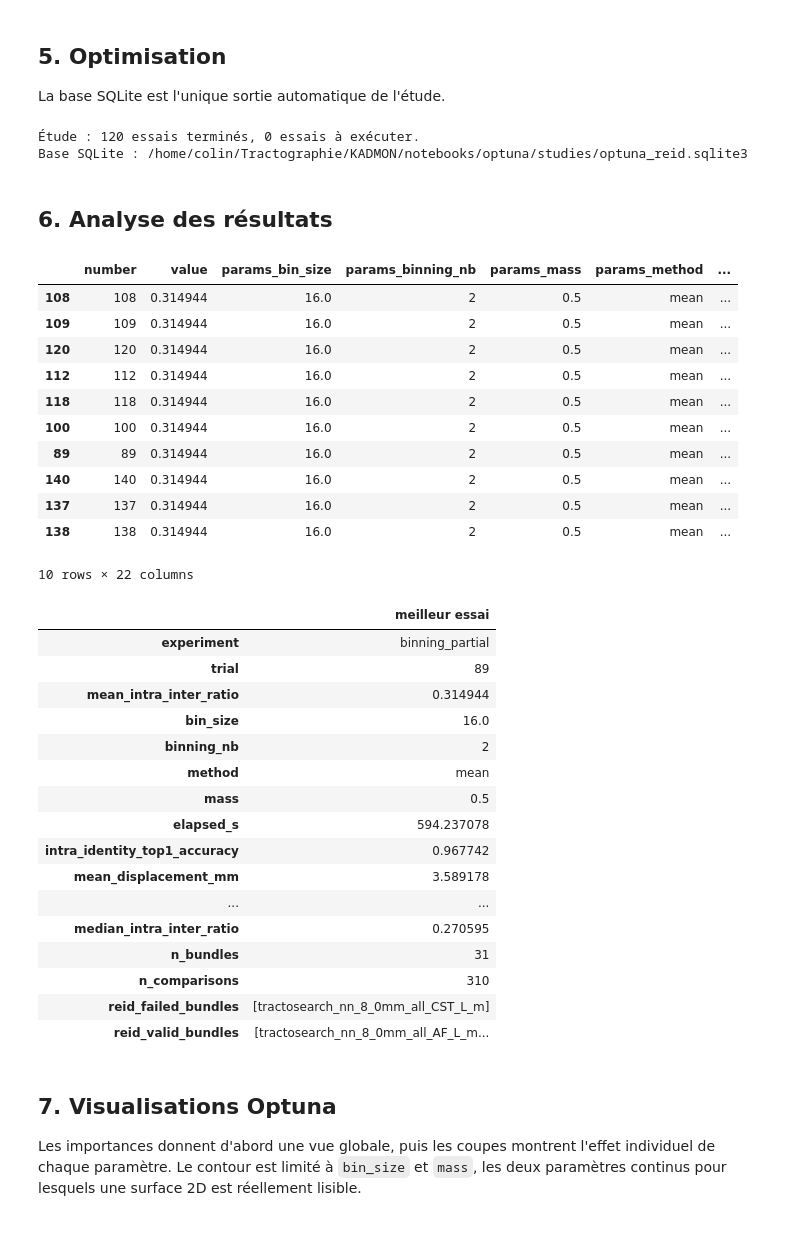
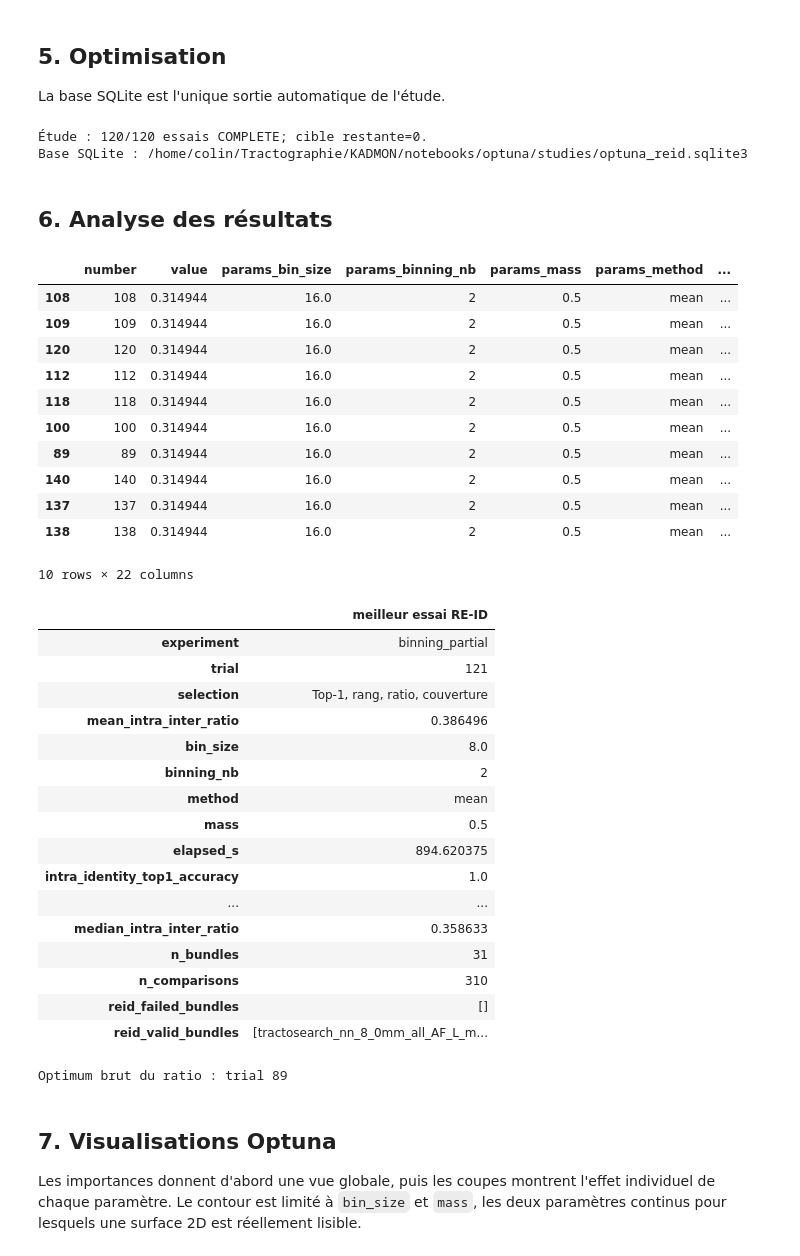
Before and after one commit to CKr0nzz/KADMON, a Jupyter notebook: notebooks/optuna/04_binning_partial_optuna.ipynb, the cells around one changed output. Cells and saved outputs as stored; diff of their text form; code cells hidden in the pictures.

```diff
--- a/notebooks/optuna/04_binning_partial_optuna.ipynb
+++ b/notebooks/optuna/04_binning_partial_optuna.ipynb
@@ -283,82 +213,67 @@ def objective(trial):
 
 La base SQLite est l'unique sortie automatique de l'étude.
 # %%
-STUDY_PATH.parent.mkdir(parents=True, exist_ok=True)
-
-study = optuna.create_study(
-    study_name=EXPERIMENT_NAME,
-    storage=f"sqlite:///{STUDY_PATH}",
-    load_if_exists=True,
-    direction="minimize",
-    sampler=optuna.samplers.TPESampler(seed=SEED),
+study = create_reid_study(STUDY_PATH, EXPERIMENT_NAME, seed=SEED)
+run_until_complete(
+    study, objective, StudyRunPolicy(N_TRIALS),
+    callbacks=[lambda study, trial: compression_cache.clear()],
 )
 
-completed_trials = sum(trial.state == TrialState.COMPLETE for trial in study.trials)
-remaining_trials = max(0, N_TRIALS - completed_trials)
-print(
-    f"Étude : {completed_trials} essais terminés, "
-    f"{remaining_trials} essais à exécuter."
-)
-if remaining_trials:
-    study.optimize(
-        objective,
-        n_trials=remaining_trials,
-        show_progress_bar=True,
-        gc_after_trial=True,
-        callbacks=[lambda study, trial: compression_cache.clear()],
-    )
-
 print(f"Base SQLite : {STUDY_PATH}")
 # %% [output]
-Étude : 120 essais terminés, 0 essais à exécuter.
+Étude : 120/120 essais COMPLETE; cible restante=0.
 Base SQLite : /home/colin/Tractographie/KADMON/notebooks/optuna/studies/optuna_reid.sqlite3
 # %% [markdown]
 ## 6. Analyse des résultats
 # %%
 trials_df = study.trials_dataframe(
     attrs=("number", "value", "params", "user_attrs", "state")
 )
 display(trials_df.sort_values("value").head(10))
 
-best = study.best_trial
+ratio_best = study.best_trial
+reid_best = select_best_reid_trial(study.trials)
 best_summary = pd.Series({
     "experiment": EXPERIMENT_NAME,
-    "trial": best.number,
-    "mean_intra_inter_ratio": best.value,
-    **best.params,
-    **best.user_attrs,
-}, name="meilleur essai")
+    "trial": reid_best.number,
+    "selection": "Top-1, rang, ratio, couverture",
+    "mean_intra_inter_ratio": reid_best.value,
+    **reid_best.params,
+    **reid_best.user_attrs,
+}, name="meilleur essai RE-ID")
 display(best_summary.to_frame())
+print(f"Optimum brut du ratio : trial {ratio_best.number}")
 # %% [output]
 |  | number | value | params_bin_size | params_binning_nb | params_mass | params_method | ... |
 | 108 | 108 | 0.314944 | 16.0 | 2 | 0.5 | mean | ... |
 | 109 | 109 | 0.314944 | 16.0 | 2 | 0.5 | mean | ... |
 | 120 | 120 | 0.314944 | 16.0 | 2 | 0.5 | mean | ... |
 | 112 | 112 | 0.314944 | 16.0 | 2 | 0.5 | mean | ... |
 | 118 | 118 | 0.314944 | 16.0 | 2 | 0.5 | mean | ... |
 | 100 | 100 | 0.314944 | 16.0 | 2 | 0.5 | mean | ... |
 | 89 | 89 | 0.314944 | 16.0 | 2 | 0.5 | mean | ... |
 | 140 | 140 | 0.314944 | 16.0 | 2 | 0.5 | mean | ... |
 | 137 | 137 | 0.314944 | 16.0 | 2 | 0.5 | mean | ... |
 | 138 | 138 | 0.314944 | 16.0 | 2 | 0.5 | mean | ... |
 10 rows × 22 columns
-|  | meilleur essai |
+|  | meilleur essai RE-ID |
 | experiment | binning_partial |
-| trial | 89 |
-| mean_intra_inter_ratio | 0.314944 |
-| bin_size | 16.0 |
+| trial | 121 |
+| selection | Top-1, rang, ratio, couverture |
+| mean_intra_inter_ratio | 0.386496 |
+| bin_size | 8.0 |
 | binning_nb | 2 |
 | method | mean |
 | mass | 0.5 |
-| elapsed_s | 594.237078 |
-| intra_identity_top1_accuracy | 0.967742 |
-| mean_displacement_mm | 3.589178 |
+| elapsed_s | 894.620375 |
+| intra_identity_top1_accuracy | 1.0 |
 | ... | ... |
-| median_intra_inter_ratio | 0.270595 |
+| median_intra_inter_ratio | 0.358633 |
 | n_bundles | 31 |
 | n_comparisons | 310 |
-| reid_failed_bundles | [tractosearch_nn_8_0mm_all_CST_L_m] |
+| reid_failed_bundles | [] |
 | reid_valid_bundles | [tractosearch_nn_8_0mm_all_AF_L_m... |
+Optimum brut du ratio : trial 89
 # %% [markdown]
 ## 7. Visualisations Optuna
 
```
Also changed, not shown: parts of 5 cells of this notebook, 14 other files.
